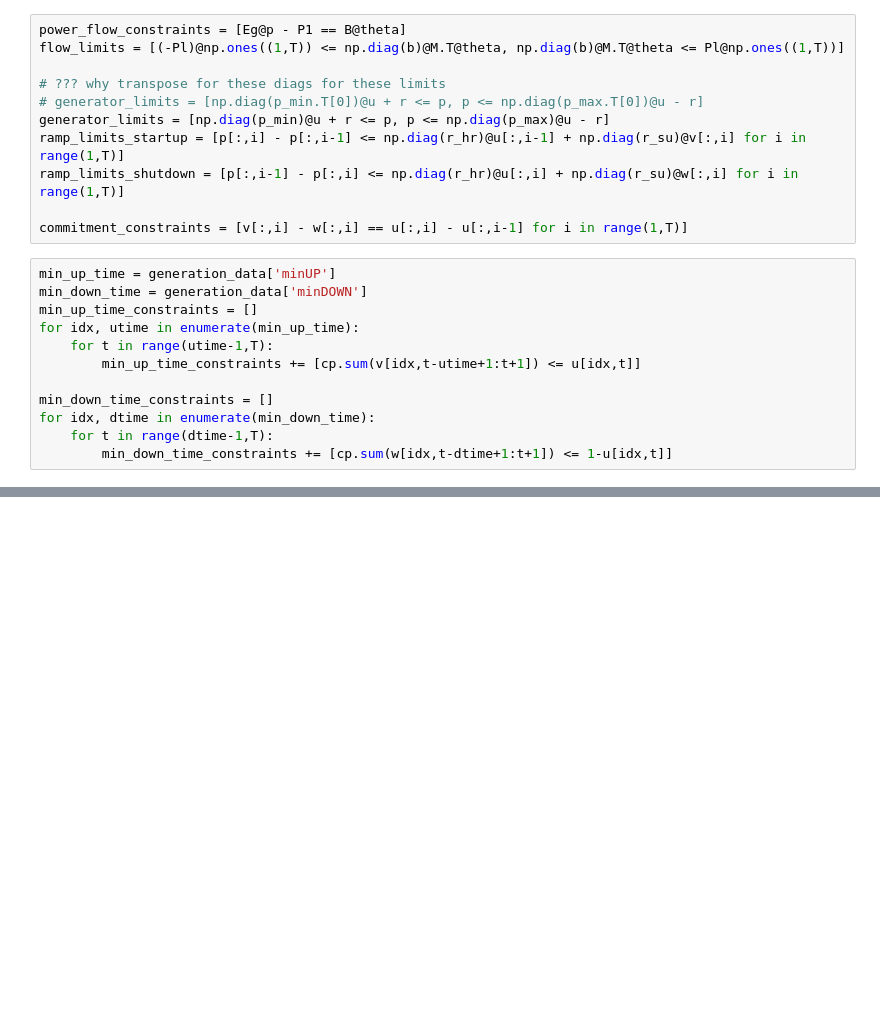
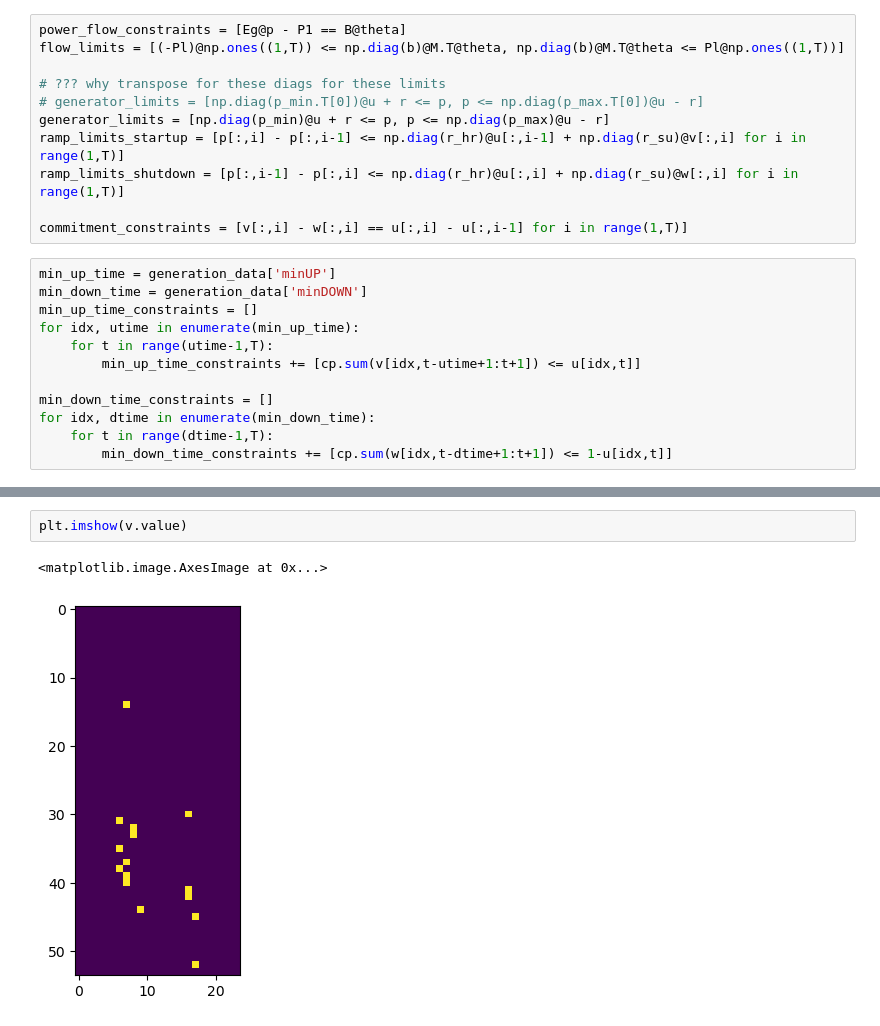
Before and after one commit to noraSSH/energy-system, a Jupyter notebook: final.ipynb, the cells around one changed output, grey strips where cells are left out. Cells and saved outputs as stored; diff of their text form; blank space fills up the shorter version.

```diff
--- a/final.ipynb
+++ b/final.ipynb
@@ -211,0 +258,5 @@ res = prob.solve(solver = cp.GUROBI,verbose=True,MIPgap = 0.01)
+# %%
+plt.imshow(v.value)
+# %% [output]
+<matplotlib.image.AxesImage at 0x...>
+[figure, added]
```
Also changed, not shown: parts of 13 cells of this notebook.
